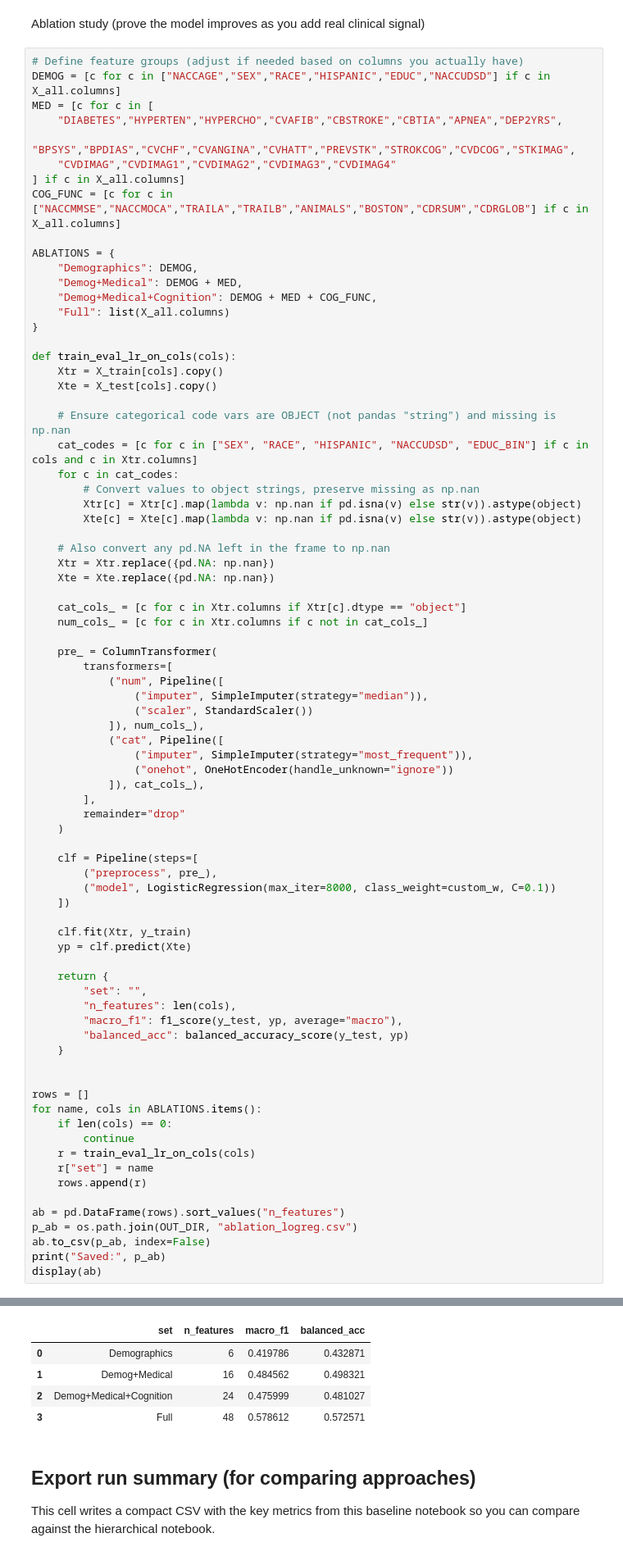
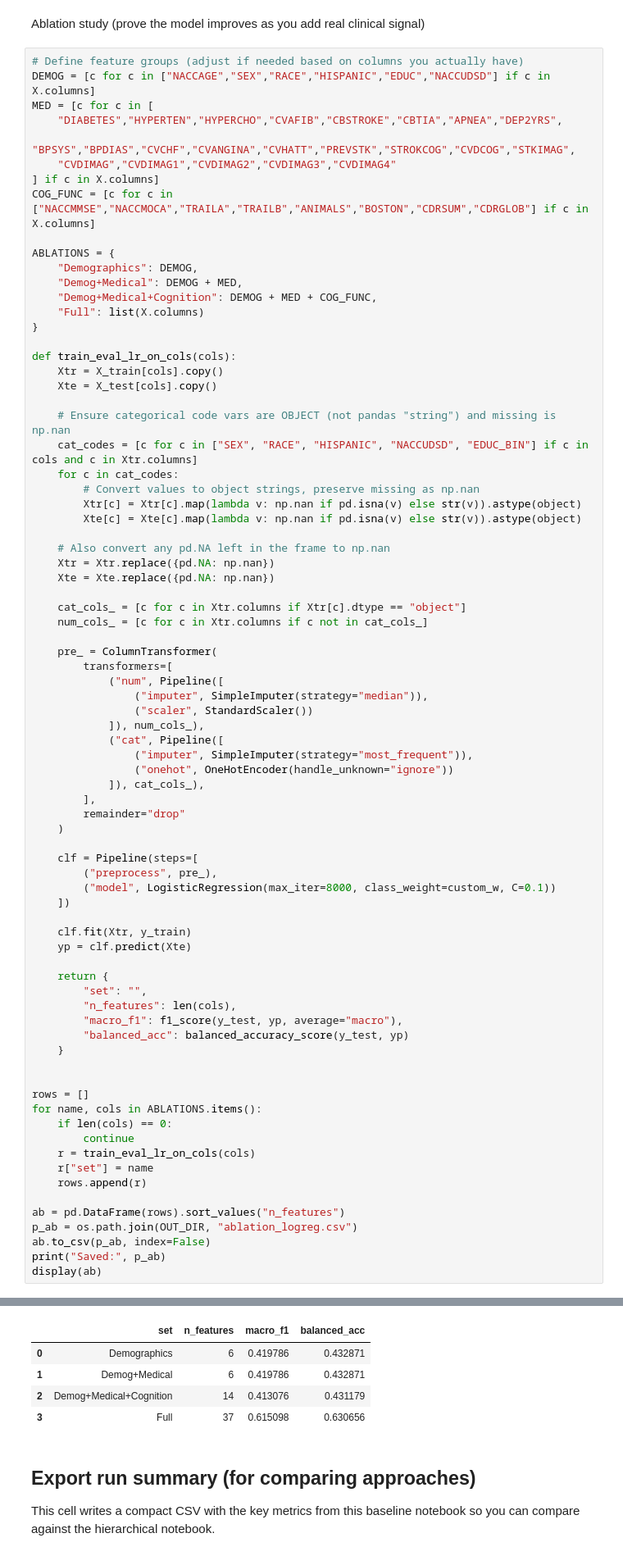
Before and after one commit to MihikaRanj/naccproject, a Jupyter notebook: src/02_train_baseline_model_full_v2.ipynb, the cells around one changed output, grey strips where cells are left out. Shown at 82% size. Saved outputs shown, nothing was run; the diff lists cells and outputs as text.

```diff
--- a/src/02_train_baseline_model_full_v2.ipynb
+++ b/src/02_train_baseline_model_full_v2.ipynb
@@ -939,19 +955,19 @@ for name, s in subgroups.items():
 Ablation study (prove the model improves as you add real clinical signal)
 # %%
 # Define feature groups (adjust if needed based on columns you actually have)
-DEMOG = [c for c in ["NACCAGE","SEX","RACE","HISPANIC","EDUC","NACCUDSD"] if c in X_all.columns]
+DEMOG = [c for c in ["NACCAGE","SEX","RACE","HISPANIC","EDUC","NACCUDSD"] if c in X.columns]
 MED = [c for c in [
     "DIABETES","HYPERTEN","HYPERCHO","CVAFIB","CBSTROKE","CBTIA","APNEA","DEP2YRS",
     "BPSYS","BPDIAS","CVCHF","CVANGINA","CVHATT","PREVSTK","STROKCOG","CVDCOG","STKIMAG",
     "CVDIMAG","CVDIMAG1","CVDIMAG2","CVDIMAG3","CVDIMAG4"
-] if c in X_all.columns]
-COG_FUNC = [c for c in ["NACCMMSE","NACCMOCA","TRAILA","TRAILB","ANIMALS","BOSTON","CDRSUM","CDRGLOB"] if c in X_all.columns]
+] if c in X.columns]
+COG_FUNC = [c for c in ["NACCMMSE","NACCMOCA","TRAILA","TRAILB","ANIMALS","BOSTON","CDRSUM","CDRGLOB"] if c in X.columns]
 
 ABLATIONS = {
     "Demographics": DEMOG,
     "Demog+Medical": DEMOG + MED,
     "Demog+Medical+Cognition": DEMOG + MED + COG_FUNC,
-    "Full": list(X_all.columns)
+    "Full": list(X.columns)
 }
 
 def train_eval_lr_on_cols(cols):
@@ -992,36 +1008,36 @@ def train_eval_lr_on_cols(cols):
     ])
 
     clf.fit(Xtr, y_train)
     yp = clf.predict(Xte)
 
     return {
         "set": "",
         "n_features": len(cols),
         "macro_f1": f1_score(y_test, yp, average="macro"),
         "balanced_acc": balanced_accuracy_score(y_test, yp)
     }
 
 
 rows = []
 for name, cols in ABLATIONS.items():
     if len(cols) == 0:
         continue
     r = train_eval_lr_on_cols(cols)
     r["set"] = name
     rows.append(r)
 
 ab = pd.DataFrame(rows).sort_values("n_features")
 p_ab = os.path.join(OUT_DIR, "ablation_logreg.csv")
 ab.to_csv(p_ab, index=False)
 print("Saved:", p_ab)
 display(ab)
 # %% [output]
 Saved: ..\output\ablation_logreg.csv
 |  | set | n_features | macro_f1 | balanced_acc |
 | 0 | Demographics | 6 | 0.419786 | 0.432871 |
-| 1 | Demog+Medical | 16 | 0.484562 | 0.498321 |
-| 2 | Demog+Medical+Cognition | 24 | 0.475999 | 0.481027 |
-| 3 | Full | 48 | 0.578612 | 0.572571 |
+| 1 | Demog+Medical | 6 | 0.419786 | 0.432871 |
+| 2 | Demog+Medical+Cognition | 14 | 0.413076 | 0.431179 |
+| 3 | Full | 37 | 0.615098 | 0.630656 |
 # %% [markdown]
 ## Export run summary (for comparing approaches)
 This cell writes a compact CSV with the key metrics from this baseline notebook so you can compare against the hierarchical notebook.
```
Also changed, not shown: parts of 4 cells of this notebook, 25 other files.
